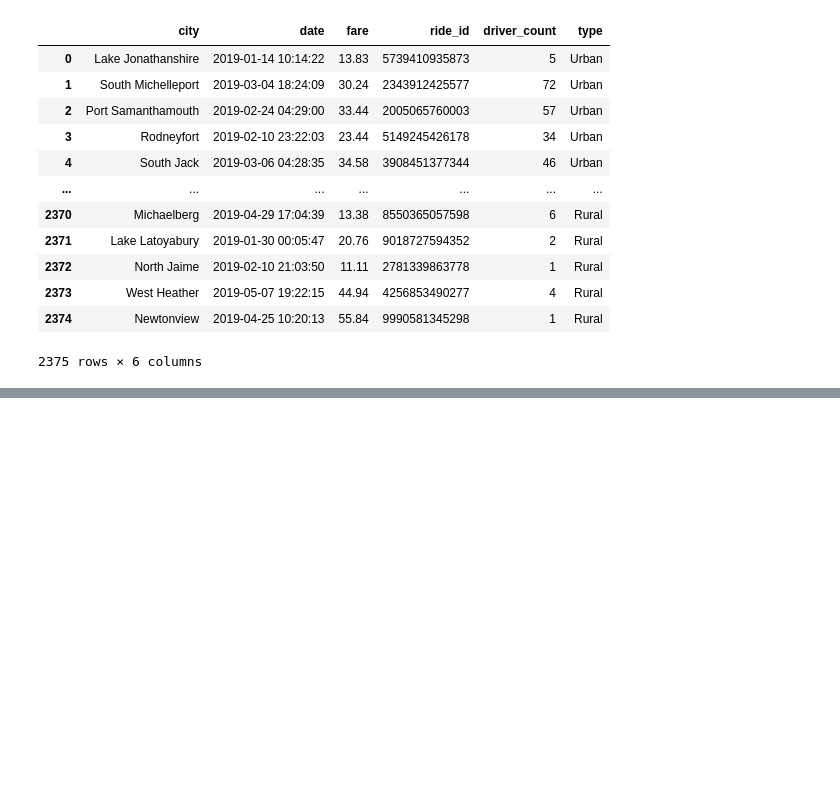
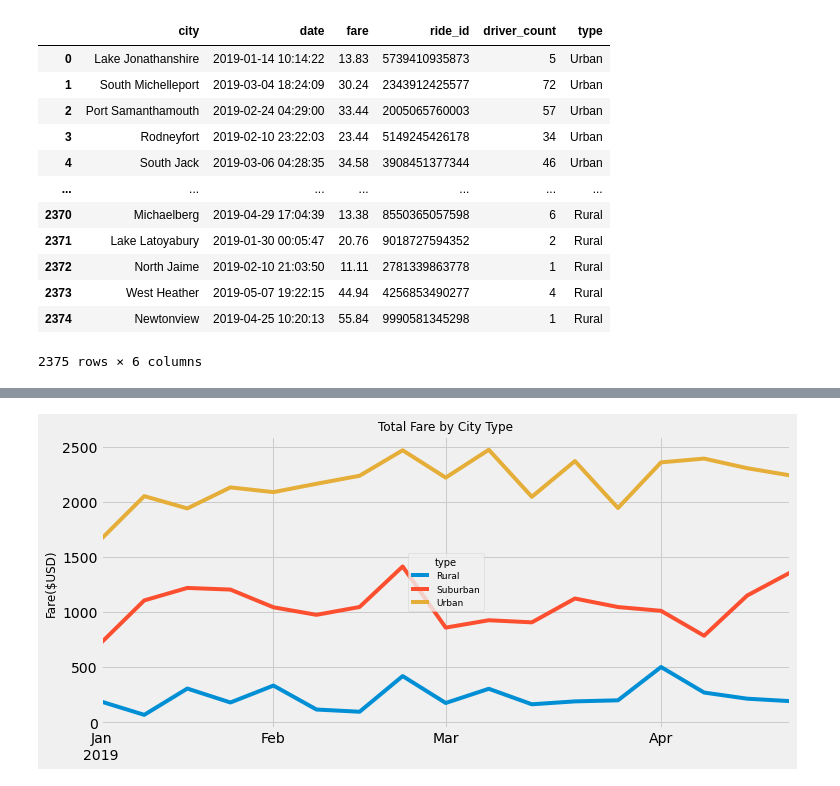
Before and after one commit to OliviaOk24/PyBer_Analysis, a Jupyter notebook: PyBer_Challenge.ipynb, the cells around one changed output, grey strips where cells are left out. Cells and saved outputs as stored; diff of their text form; code cells hidden in the pictures; blank space fills up the shorter version.

```diff
--- a/PyBer_Challenge.ipynb
+++ b/PyBer_Challenge.ipynb
@@ -167,10 +193,15 @@ Name: fare, Length: 2375, dtype: float64
 # %%
 # 4. Create a pivot table with the 'date' as the index, the columns ='type', and values='fare'
 # to get the total fares for each type of city by the date.
+totalfares_date_df = totalfares_date_df.pivot(index = "date", columns ="type" , values = "fare")
 # %%
 # 5. Create a new DataFrame from the pivot table DataFrame using loc on the given dates, '2019-01-01':'2019-04-29'.
+#totalfares_new_df = totalfares_date_df.loc[(totalfares_date_df["date"] >= 2019-0o1-0o1 0o1:0o1:0o1)
+#totalfares_date_df.loc[(totalfares_date_df["date"] > '2019-01-01 00:00:00') & (totalfares_date_df["date"] < '2019-04-29 00:00:00')]
+totalfares_new_df = totalfares_date_df.loc['2019-01-01':'2019-04-29']
 # %%
 # 6. Set the "date" index to datetime datatype. This is necessary to use the resample() method in Step 8.
 # df.index = pd.to_datetime(df.index)
+totalfares_new_df.index = pd.to_datetime(totalfares_new_df.index)
 # %%
 # 7. Check that the datatype for the index is datetime using df.info()
@@ -177,2 +220,4 @@ Name: fare, Length: 2375, dtype: float64
 # %%
 # 8. Create a new DataFrame using the "resample()" function by week 'W' and get the sum of the fares for each week.
+faresum_bydate_df = pd.DataFrame(totalfares_new_df.resample("W").sum())
+faresum_bydate_df
@@ -179,7 +244,21 @@ Name: fare, Length: 2375, dtype: float64
 # %%
 # 8. Using the object-oriented interface method, plot the resample DataFrame using the df.plot() function.
 
 # Import the style from Matplotlib.
 from matplotlib import style
 # Use the graph style fivethirtyeight.
+
 style.use('fivethirtyeight')
+faresum_bydate_df.plot(figsize = (11,5))
+plt.title("Total Fare by City Type", fontsize = 12)
+plt.ylabel("Fare($USD)", fontsize = 12)
+plt.xlabel("")
+# Create a legend
+lgnd = plt.legend(fontsize="9", title= "type" )
+lgnd.legendHandles[0]._sizes = [60]
+lgnd.legendHandles[1]._sizes = [75]
+lgnd.legendHandles[2]._sizes = [75]
+lgnd.get_title().set_fontsize(10)
+plt.savefig("analysis/PyBer_fare_summary.png")
+# %% [output]
+[figure, added]
```
Also changed, not shown: parts of 5 cells of this notebook.
